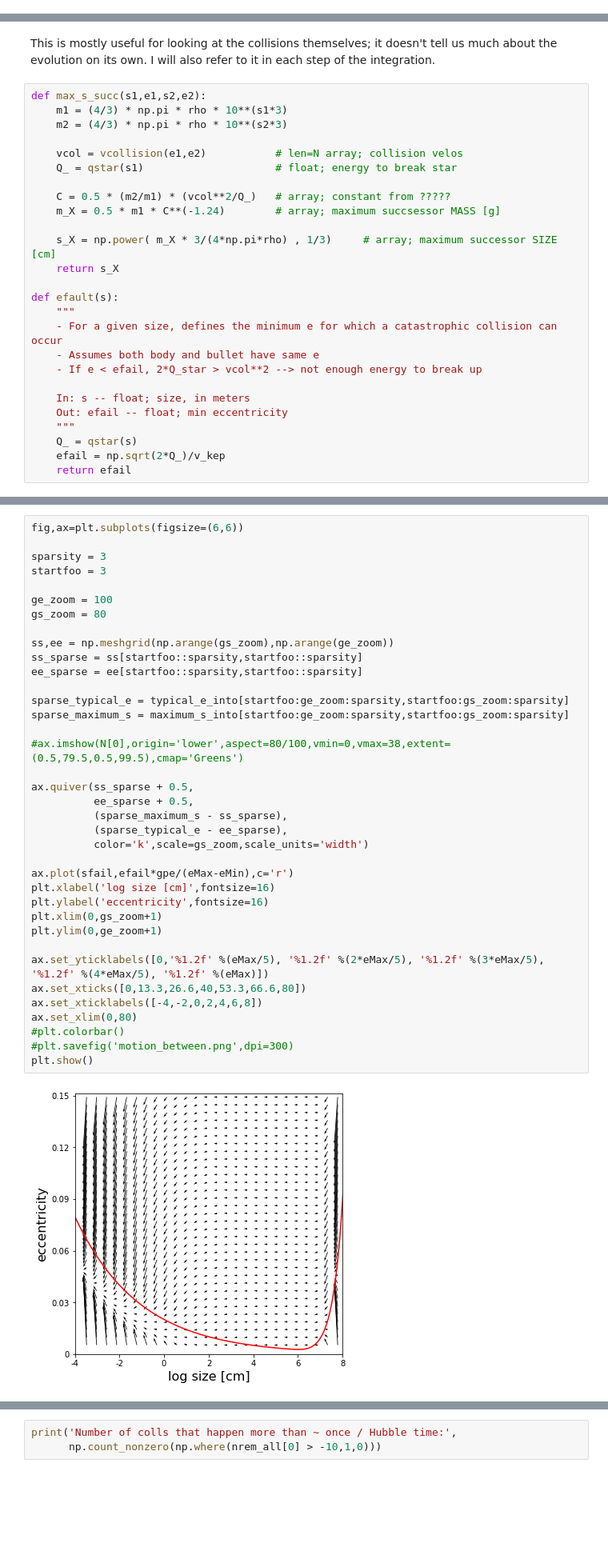
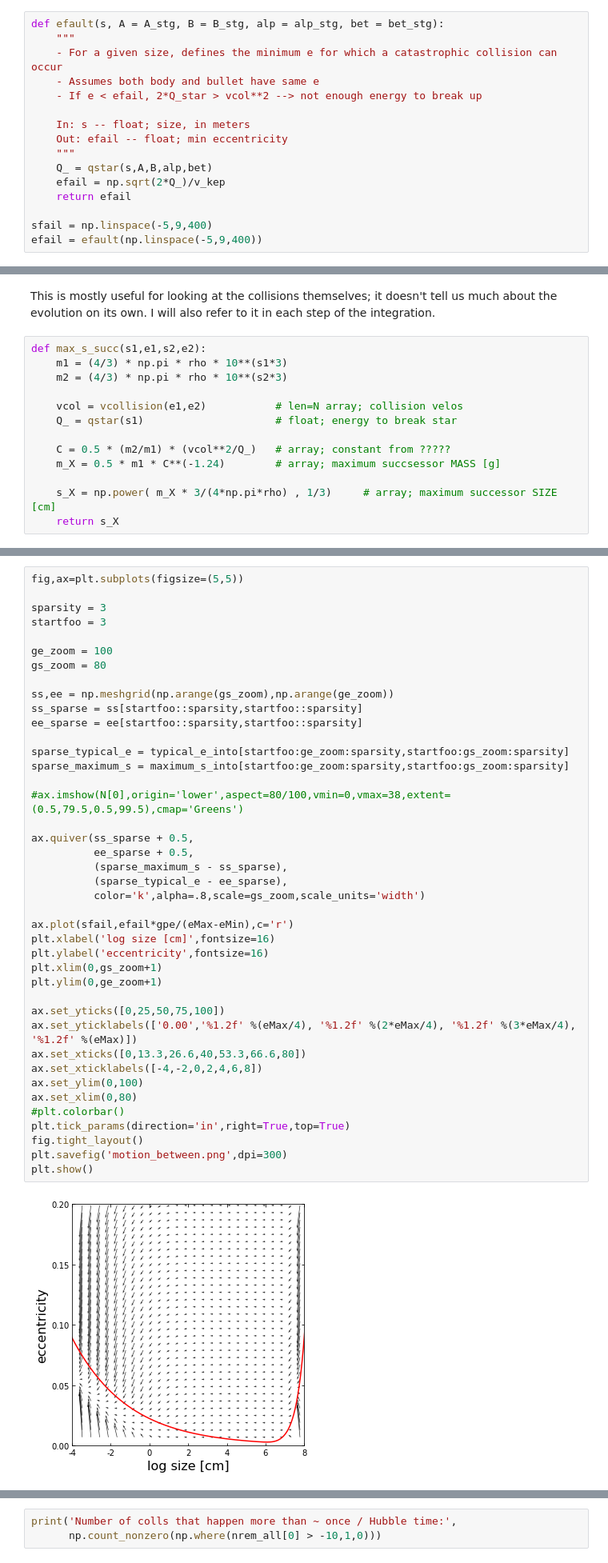
Before and after one commit to mdodici/cold-kuiper, a Jupyter notebook: lookup_table_details.ipynb, the cells around one changed output, grey strips where cells are left out. Shown at 80% size. Drawn from its saved outputs; the diff is of its cells as text; blank space fills up the shorter version.

```diff
--- a/lookup_table_details.ipynb
+++ b/lookup_table_details.ipynb
@@ -474,0 +534,16 @@ Black lines show $e$ ratios vs $s$ ratios for a range of colliders for a target
+# %%
+def efault(s, A = A_stg, B = B_stg, alp = alp_stg, bet = bet_stg):
+    """
+    - For a given size, defines the minimum e for which a catastrophic collision can occur
+    - Assumes both body and bullet have same e
+    - If e < efail, 2*Q_star > vcol**2 --> not enough energy to break up
+
+    In: s -- float; size, in meters
+    Out: efail -- float; min eccentricity
+    """
+    Q_ = qstar(s,A,B,alp,bet)
+    efail = np.sqrt(2*Q_)/v_kep
+    return efail
+
+sfail = np.linspace(-5,9,400)
+efail = efault(np.linspace(-5,9,400))
@@ -789,17 +950,4 @@ def max_s_succ(s1,e1,s2,e2):
 
     s_X = np.power( m_X * 3/(4*np.pi*rho) , 1/3)     # array; maximum successor SIZE [cm]
     return s_X
-
-def efault(s):
-    """
-    - For a given size, defines the minimum e for which a catastrophic collision can occur
-    - Assumes both body and bullet have same e
-    - If e < efail, 2*Q_star > vcol**2 --> not enough energy to break up
-
-    In: s -- float; size, in meters
-    Out: efail -- float; min eccentricity
-    """
-    Q_ = qstar(s)
-    efail = np.sqrt(2*Q_)/v_kep
-    return efail
 # %%
@@ -826,42 +974,46 @@ for i in range(gps):
 # %%
-fig,ax=plt.subplots(figsize=(6,6))
+fig,ax=plt.subplots(figsize=(5,5))
 
 sparsity = 3
 startfoo = 3
 
 ge_zoom = 100
 gs_zoom = 80
 
 ss,ee = np.meshgrid(np.arange(gs_zoom),np.arange(ge_zoom))
 ss_sparse = ss[startfoo::sparsity,startfoo::sparsity]
 ee_sparse = ee[startfoo::sparsity,startfoo::sparsity]
 
 sparse_typical_e = typical_e_into[startfoo:ge_zoom:sparsity,startfoo:gs_zoom:sparsity]
 sparse_maximum_s = maximum_s_into[startfoo:ge_zoom:sparsity,startfoo:gs_zoom:sparsity]
 
 #ax.imshow(N[0],origin='lower',aspect=80/100,vmin=0,vmax=38,extent=(0.5,79.5,0.5,99.5),cmap='Greens')
 
 ax.quiver(ss_sparse + 0.5,
           ee_sparse + 0.5,
           (sparse_maximum_s - ss_sparse),
           (sparse_typical_e - ee_sparse),
-          color='k',scale=gs_zoom,scale_units='width')
+          color='k',alpha=.8,scale=gs_zoom,scale_units='width')
 
 ax.plot(sfail,efail*gpe/(eMax-eMin),c='r')
 plt.xlabel('log size [cm]',fontsize=16)
 plt.ylabel('eccentricity',fontsize=16)
 plt.xlim(0,gs_zoom+1)
 plt.ylim(0,ge_zoom+1)
 
-ax.set_yticklabels([0,'%1.2f' %(eMax/5), '%1.2f' %(2*eMax/5), '%1.2f' %(3*eMax/5), '%1.2f' %(4*eMax/5), '%1.2f' %(eMax)])
+ax.set_yticks([0,25,50,75,100])
+ax.set_yticklabels(['0.00','%1.2f' %(eMax/4), '%1.2f' %(2*eMax/4), '%1.2f' %(3*eMax/4), '%1.2f' %(eMax)])
 ax.set_xticks([0,13.3,26.6,40,53.3,66.6,80])
 ax.set_xticklabels([-4,-2,0,2,4,6,8])
+ax.set_ylim(0,100)
 ax.set_xlim(0,80)
 #plt.colorbar()
-#plt.savefig('motion_between.png',dpi=300)
+plt.tick_params(direction='in',right=True,top=True)
+fig.tight_layout()
+plt.savefig('motion_between.png',dpi=300)
 plt.show()
 # %% [output]
-[figure, old version]
+[figure, new version]
 # %% [markdown]
 ## Finally, for fun, a collision
 
```
Also changed, not shown: parts of 29 cells of this notebook, 7 other files.
